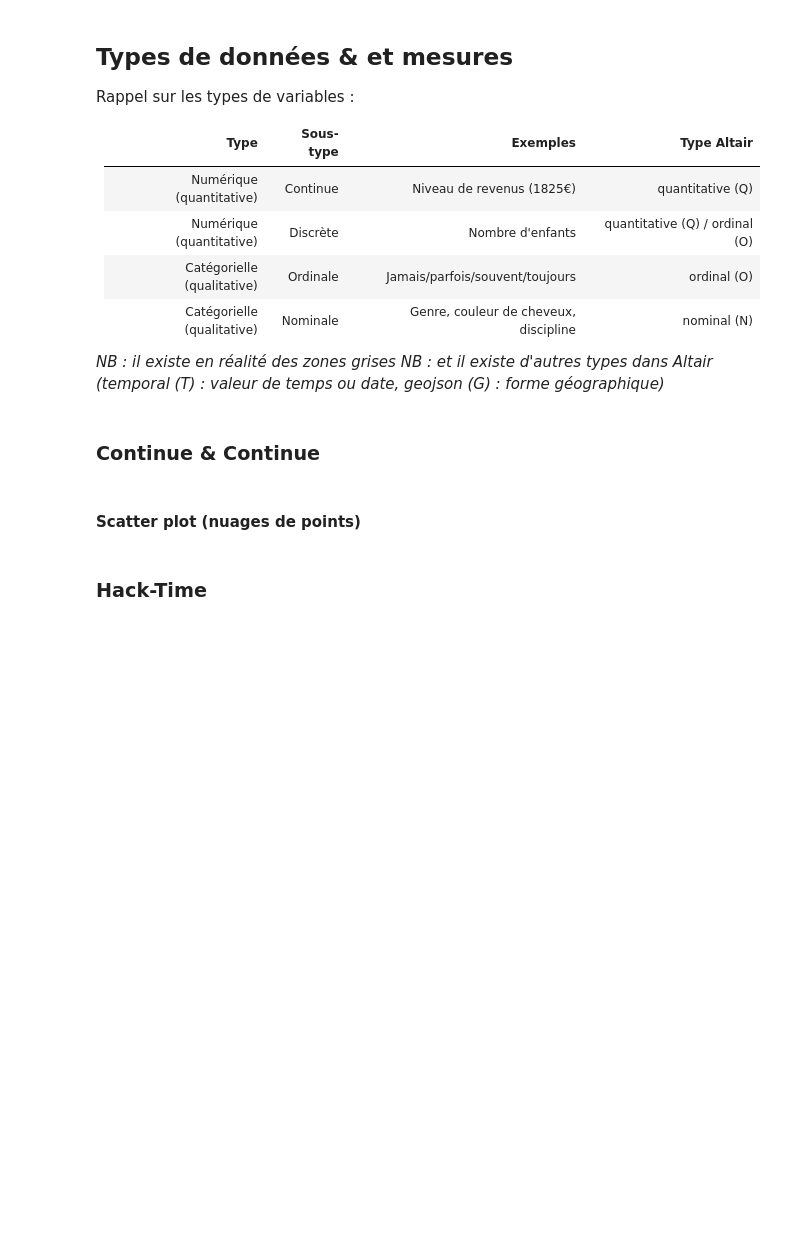
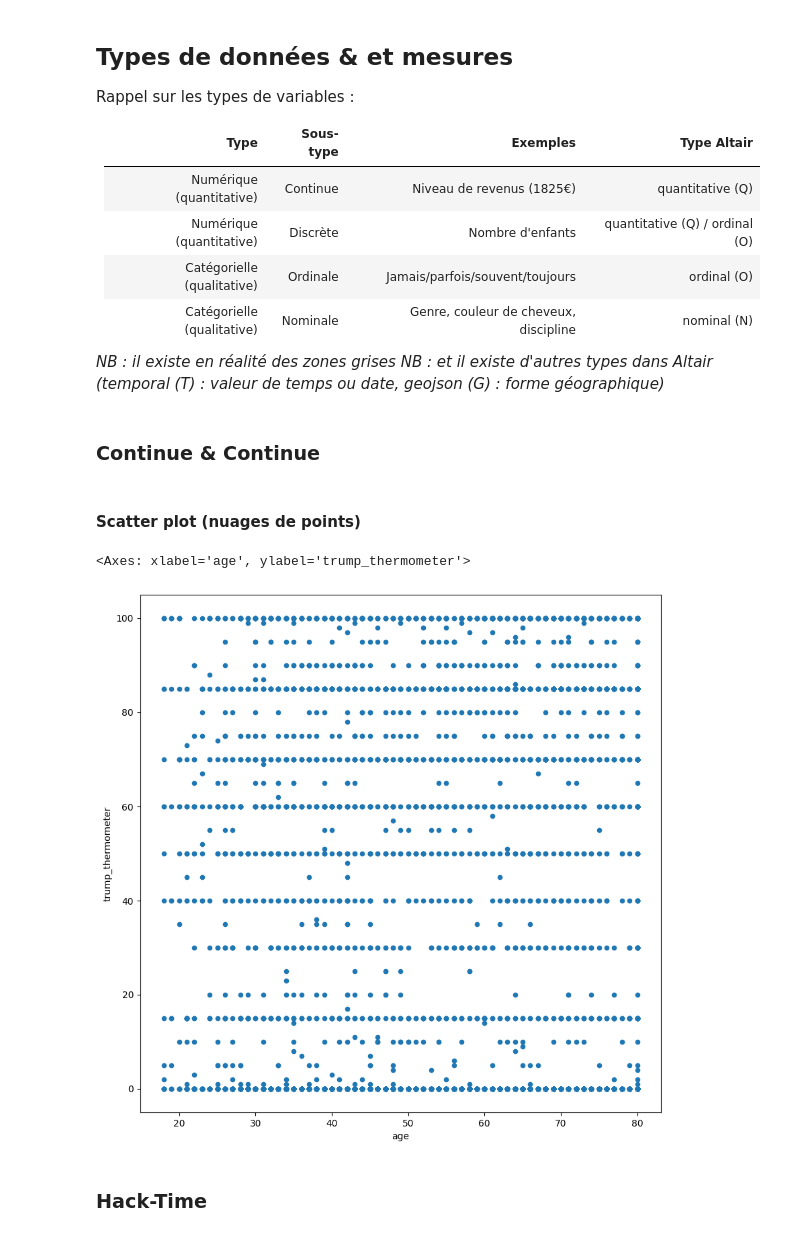
Before and after one commit to SciencesPoBordeaux/data-viz, a Jupyter notebook: notebooks/04-exploration-donnees-lignes.ipynb, the cells around one changed output. Drawn from its saved outputs; the diff is of its cells as text; code cells hidden in the pictures; blank space fills up the shorter version.

Commit message:
switch x-y thermometer

```diff
--- a/notebooks/04-exploration-donnees-lignes.ipynb
+++ b/notebooks/04-exploration-donnees-lignes.ipynb
@@ -209,12 +195,15 @@ Rappel sur les types de variables :
 # %%
 # Quelle est la relation entre age et le sentiment envers D. Trump ?
 
 # filtrons les valeurs pour le thermomètre :
 # on peut le faire sans masque en définissant directement le filtre dans les crochets
 df = df[df["trump_thermometer"] >= 0]
 
 # Et tentons de faire un nuage de points (scatter plot en anglais)
-df.plot(kind="scatter", x="trump_thermometer", y="age", figsize=(10, 10))
+df.plot(kind="scatter", x="age", y="trump_thermometer", figsize=(10, 10))
+# %% [output]
+<Axes: xlabel='age', ylabel='trump_thermometer'>
+[figure, added]
 # %% [markdown]
 ### Hack-Time
 # %%
```
Also changed, not shown: parts of 2 cells of this notebook.
